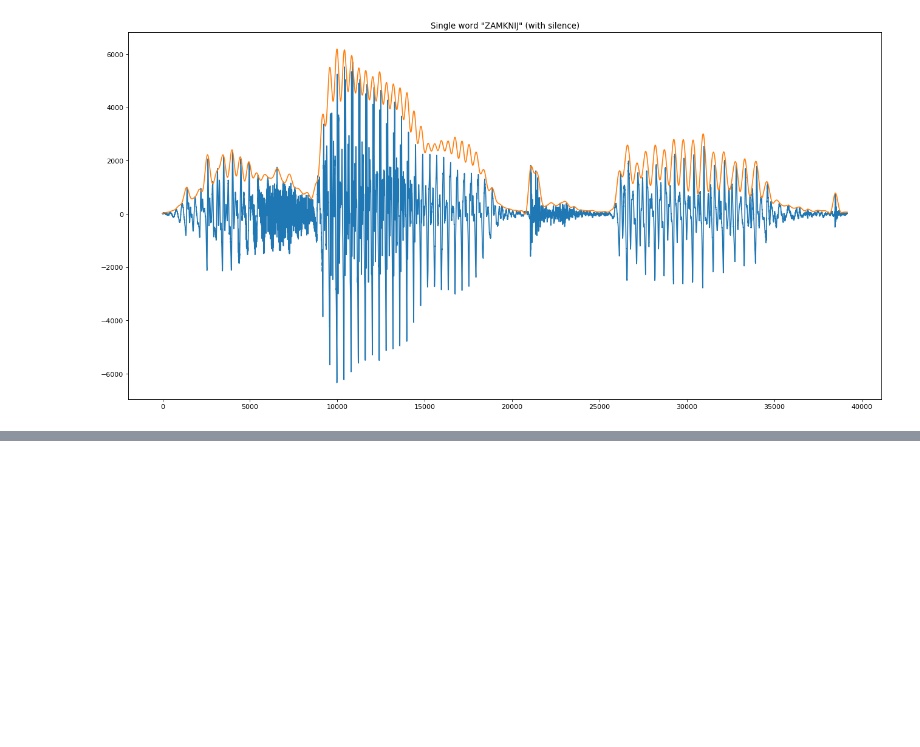
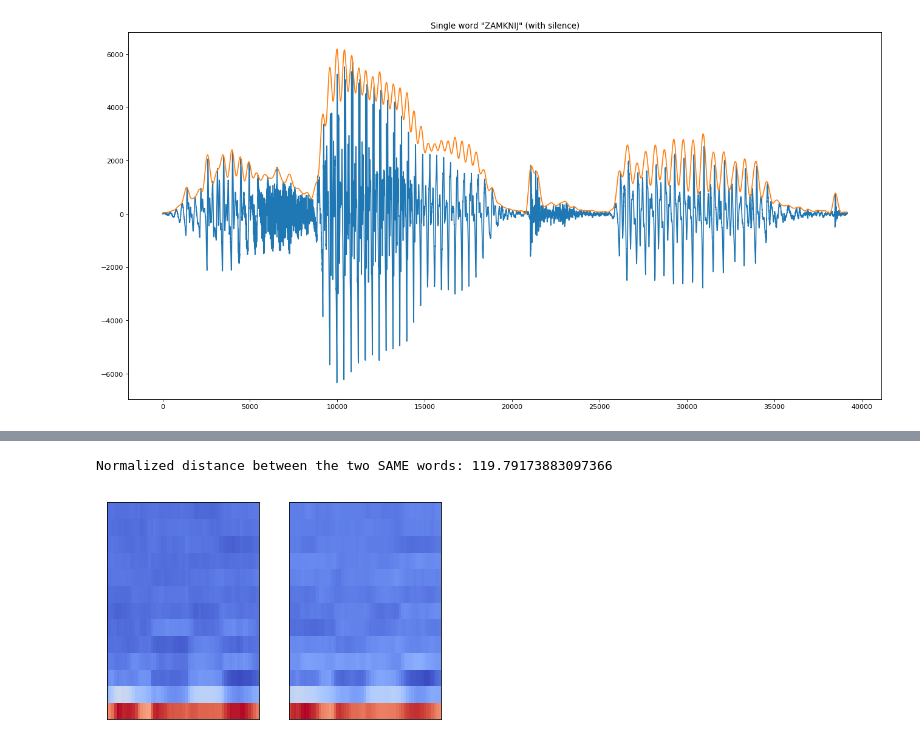
Before and after one commit to LDTV/bme_speech_recognition, a Jupyter notebook: classical_approach.ipynb, the cells around one changed output, grey strips where cells are left out. Drawn from its saved outputs; the diff is of its cells as text; code cells hidden in the pictures; blank space fills up the shorter version.

```diff
--- a/classical_approach.ipynb
+++ b/classical_approach.ipynb
@@ -98 +93,18 @@ plt.plot(env)
 [figure]
+# %%
+from dtw import dtw
+import librosa
+import librosa.display
+
+F1 = librosa.feature.mfcc(words_structure['OTWORZ'][0].astype(float), fs, n_mfcc = 13)
+plt.subplot(1, 2, 1)
+librosa.display.specshow(F1)
+F2 = librosa.feature.mfcc(words_structure['OTWORZ'][1].astype(float), fs, n_mfcc = 13)
+plt.subplot(1, 2, 2)
+librosa.display.specshow(F2)
+
+dist, cost, acc_cost, path = dtw(F1.T, F2.T, dist=lambda x, y: np.linalg.norm(x - y, ord=1))
+print('Normalized distance between the two SAME words:', dist)
+# %% [output]
+Normalized distance between the two SAME words: 119.79173883097366
+[figure, added]
```
Also changed, not shown: parts of 9 cells of this notebook, 1 other file.
